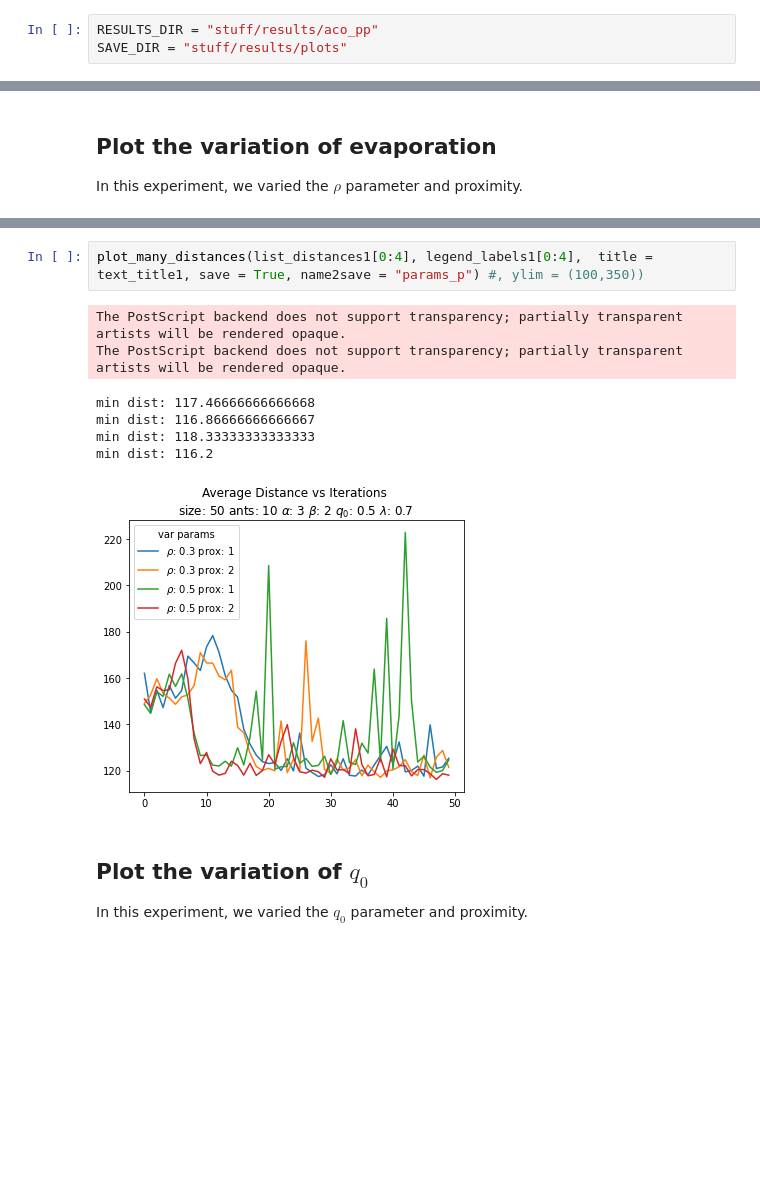
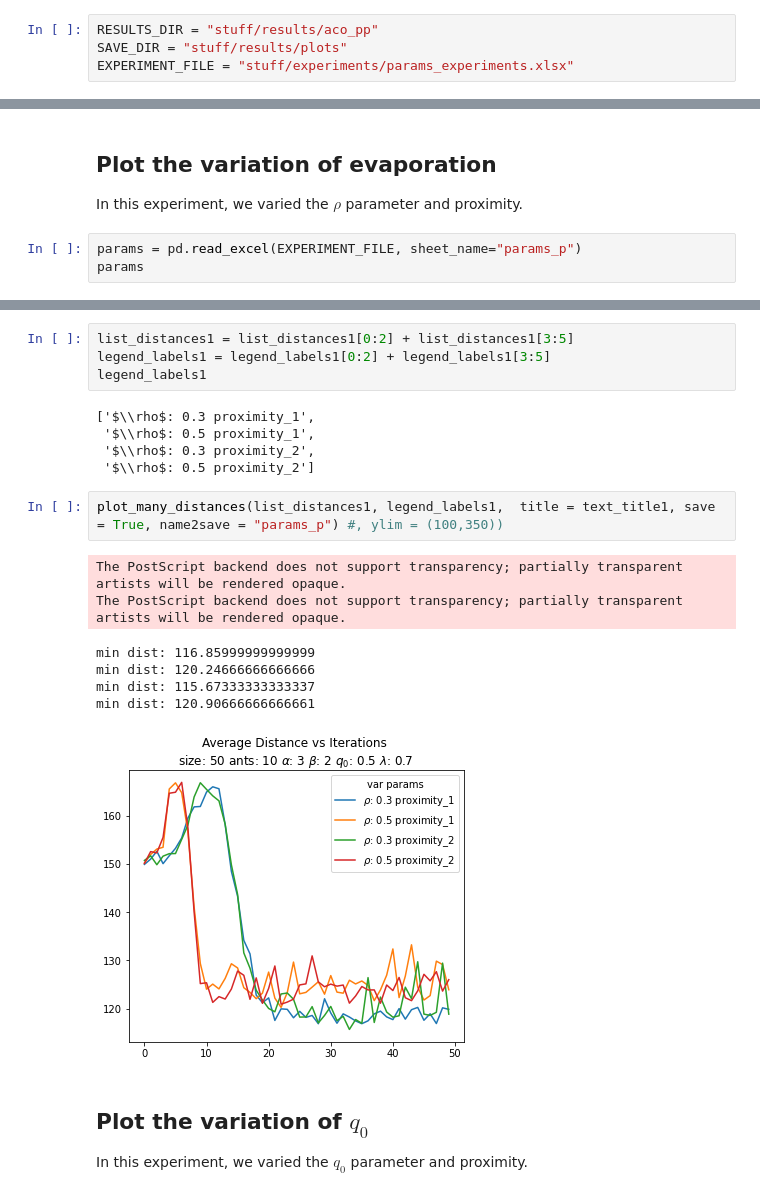
Before and after one commit to ZosoV/ACO_Random_Walk, a Jupyter notebook: notebooks/display_results.ipynb, the cells around one changed output, grey strips where cells are left out. Drawn from its saved outputs; the diff is of its cells as text; blank space fills up the shorter version.

```diff
--- a/notebooks/display_results.ipynb
+++ b/notebooks/display_results.ipynb
@@ -28,6 +33,7 @@ import glob
 # %%
 RESULTS_DIR = "stuff/results/aco_pp"
 SAVE_DIR = "stuff/results/plots"
+EXPERIMENT_FILE = "stuff/experiments/params_experiments.xlsx"
 # %%
 #@title Handy Functions
 def plot_many_distances(list_distances, legend_labels,
@@ -85,3 +91,6 @@ def plot_many_distances_ax(ax, list_distances, legend_labels,
 ## Plot the variation of evaporation
 
 In this experiment, we varied the $\rho$ parameter and proximity.
+# %%
+params = pd.read_excel(EXPERIMENT_FILE, sheet_name="params_p")
+params
@@ -128,13 +157,22 @@ legend_labels1
+# %%
+list_distances1 = list_distances1[0:2] + list_distances1[3:5]
+legend_labels1 = legend_labels1[0:2] + legend_labels1[3:5]
+legend_labels1
+# %% [output]
+['$\\rho$: 0.3 proximity_1',
+ '$\\rho$: 0.5 proximity_1',
+ '$\\rho$: 0.3 proximity_2',
+ '$\\rho$: 0.5 proximity_2']
 # %%
-plot_many_distances(list_distances1[0:4], legend_labels1[0:4],  title = text_title1, save = True, name2save = "params_p") #, ylim = (100,350))
+plot_many_distances(list_distances1, legend_labels1,  title = text_title1, save = True, name2save = "params_p") #, ylim = (100,350))
 # %% [output]
 The PostScript backend does not support transparency; partially transparent artists will be rendered opaque.
 The PostScript backend does not support transparency; partially transparent artists will be rendered opaque.
-min dist: 117.46666666666668
-min dist: 116.86666666666667
-min dist: 118.33333333333333
-min dist: 116.2
+min dist: 116.85999999999999
+min dist: 120.24666666666666
+min dist: 115.67333333333337
+min dist: 120.90666666666661
-[figure, old version]
+[figure, new version]
 # %% [markdown]
 ## Plot the variation of $q_0$
 
```
Also changed, not shown: parts of 19 cells of this notebook, 8 other files.
